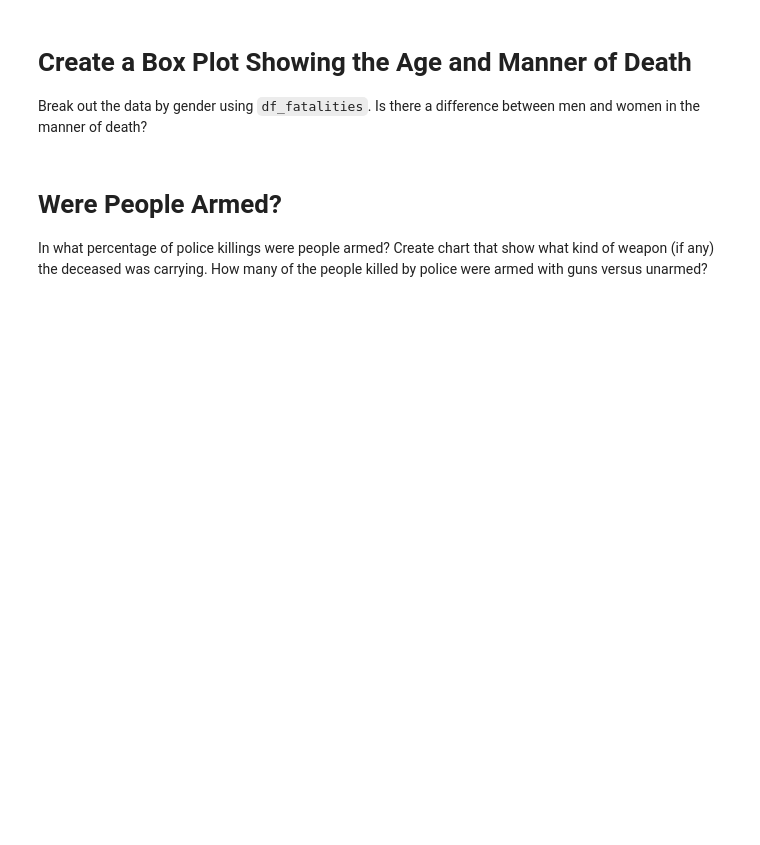
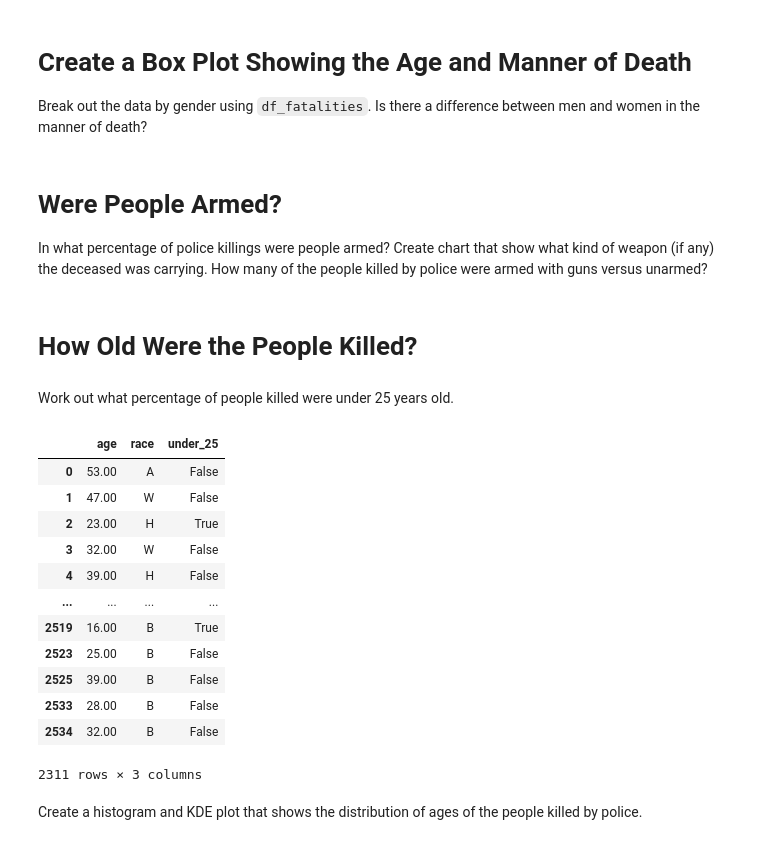
Before and after one commit to shubhenduanupamdutta/Portfolio_19_Death_Police_US, a Jupyter notebook: Fatal_Force_Analysis.ipynb, the cells around one changed output. Drawn from its saved outputs; the diff is of its cells as text; code cells hidden in the pictures; blank space fills up the shorter version.

Commit message:
Under and above age 25 people killed

```diff
--- a/Fatal_Force_Analysis.ipynb
+++ b/Fatal_Force_Analysis.ipynb
@@ -580,3 +580,26 @@ armed = armed[armed.index.isin(["gun", "unarmed"])]
 gun_unarmed = px.pie(armed, values=armed.values, names=armed.index)
 gun_unarmed.update_traces(textposition='outside', textinfo='label+value')
 gun_unarmed.show()
+# %% [markdown]
+# How Old Were the People Killed?
+# %% [markdown]
+Work out what percentage of people killed were under 25 years old.
+# %%
+by_age_data = df_fatalities[["age","race"]].copy()
+by_age_data.dropna(inplace=True)
+by_age_data["under_25"] = by_age_data["age"] < 25
+by_age_data
+# %% [output]
+|  | age | race | under_25 |
+| 0 | 53.00 | A | False |
+| 1 | 47.00 | W | False |
+| 2 | 23.00 | H | True |
+| 3 | 32.00 | W | False |
+| 4 | 39.00 | H | False |
+| ... | ... | ... | ... |
+| 2519 | 16.00 | B | True |
+| 2523 | 25.00 | B | False |
+| 2525 | 39.00 | B | False |
+| 2533 | 28.00 | B | False |
+| 2534 | 32.00 | B | False |
+2311 rows × 3 columns
@@ -582,0 +614,2 @@ gun_unarmed.show()
+# %% [markdown]
+Create a histogram and KDE plot that shows the distribution of ages of the people killed by police.
```
Also changed, not shown: parts of 2 cells of this notebook.
